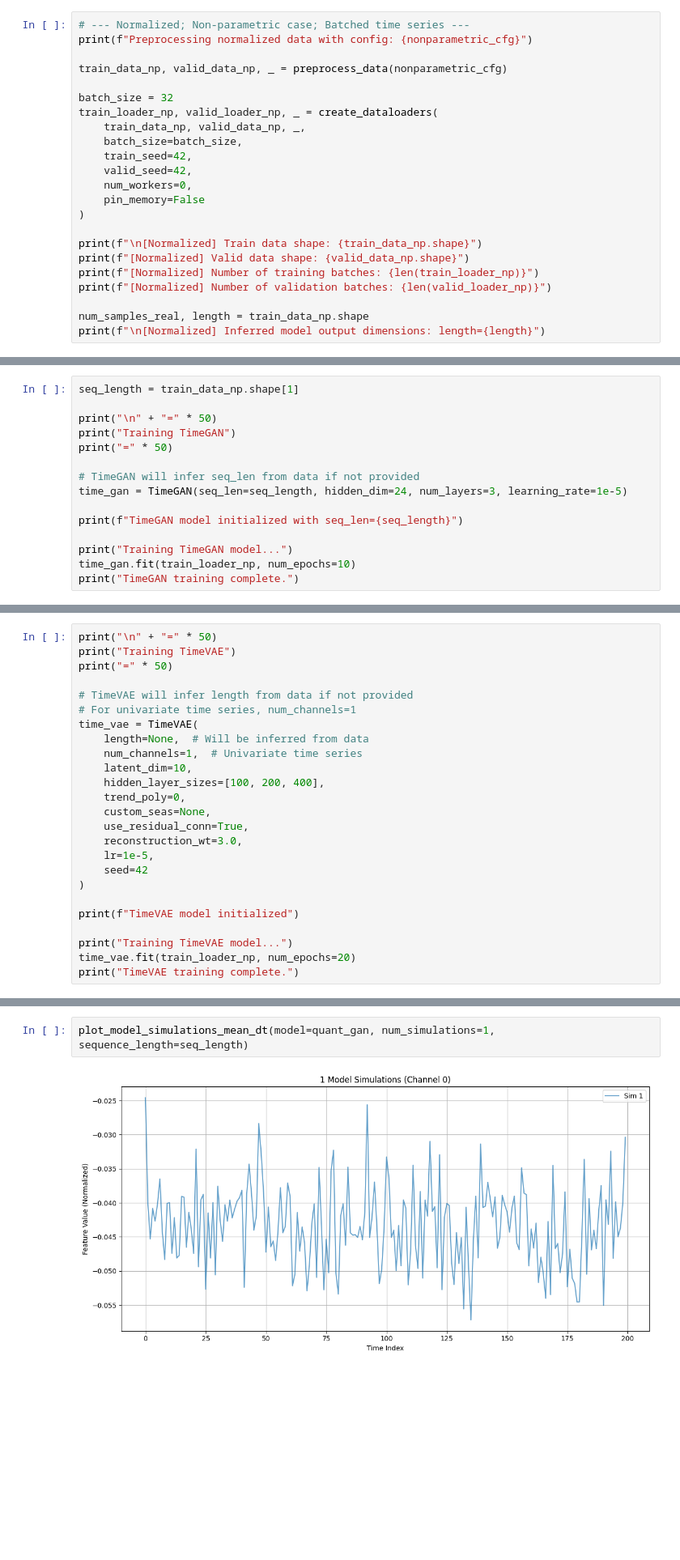
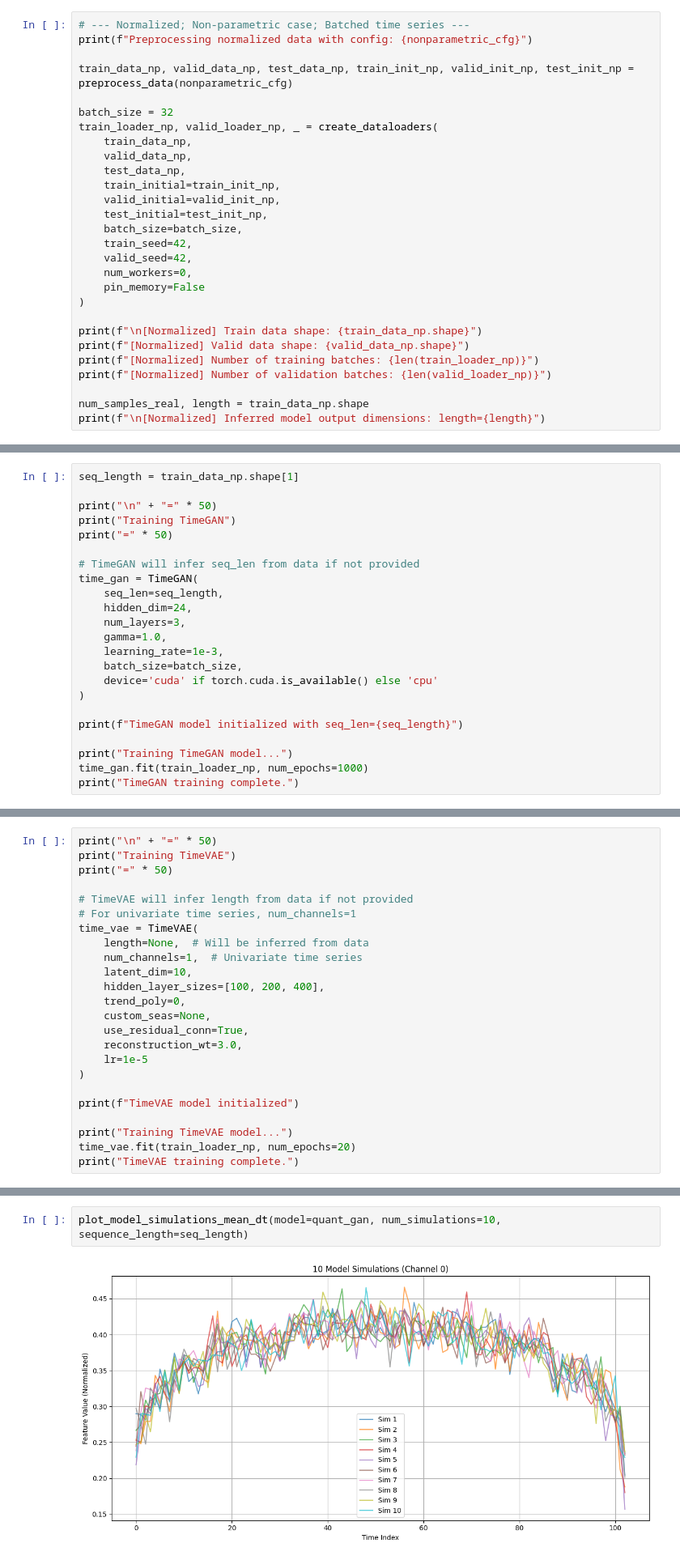
Before and after one commit to eddisonpham/StonkBench, a Jupyter notebook: notebooks/model_validation.ipynb, the cells around one changed output, grey strips where cells are left out. Shown at 81% size. Drawn from its saved outputs; the diff is of its cells as text; blank space fills up the shorter version.

```diff
--- a/notebooks/model_validation.ipynb
+++ b/notebooks/model_validation.ipynb
@@ -60,11 +60,16 @@ nonparametric_cfg, parametric_cfg = get_dataset_cfgs()
 # --- Normalized; Non-parametric case; Batched time series ---
 print(f"Preprocessing normalized data with config: {nonparametric_cfg}")
 
-train_data_np, valid_data_np, _ = preprocess_data(nonparametric_cfg)
+train_data_np, valid_data_np, test_data_np, train_init_np, valid_init_np, test_init_np = preprocess_data(nonparametric_cfg)
 
 batch_size = 32
 train_loader_np, valid_loader_np, _ = create_dataloaders(
-    train_data_np, valid_data_np, _,
+    train_data_np,
+    valid_data_np,
+    test_data_np,
+    train_initial=train_init_np,
+    valid_initial=valid_init_np,
+    test_initial=test_init_np,
     batch_size=batch_size,
     train_seed=42,
     valid_seed=42,
@@ -404,12 +410,20 @@ print("Training TimeGAN")
 print("=" * 50)
 
 # TimeGAN will infer seq_len from data if not provided
-time_gan = TimeGAN(seq_len=seq_length, hidden_dim=24, num_layers=3, learning_rate=1e-5)
+time_gan = TimeGAN(
+    seq_len=seq_length,
+    hidden_dim=24,
+    num_layers=3,
+    gamma=1.0,
+    learning_rate=1e-3,
+    batch_size=batch_size,
+    device='cuda' if torch.cuda.is_available() else 'cpu'
+)
 
 print(f"TimeGAN model initialized with seq_len={seq_length}")
 
 print("Training TimeGAN model...")
-time_gan.fit(train_loader_np, num_epochs=10)
+time_gan.fit(train_loader_np, num_epochs=1000)
 print("TimeGAN training complete.")
 # %% [output]
 ==================================================
@@ -443,8 +465,7 @@ time_vae = TimeVAE(
     custom_seas=None,
     use_residual_conn=True,
     reconstruction_wt=3.0,
-    lr=1e-5,
-    seed=42
+    lr=1e-5
 )
 
 print(f"TimeVAE model initialized")
@@ -498,8 +526,8 @@ QuantGAN epoch 3/3 | LossD: 1.3854 | LossG: 0.6966
 QuantGAN training complete.
 # %%
-plot_model_simulations_mean_dt(model=quant_gan, num_simulations=1, sequence_length=seq_length)
+plot_model_simulations_mean_dt(model=quant_gan, num_simulations=10, sequence_length=seq_length)
 # %% [output]
-[figure, old version]
+[figure, new version]
 # %% [markdown]
 ### Takahashi Diffusion
 # %%
```
Also changed, not shown: parts of 10 cells of this notebook, 33 other files.
